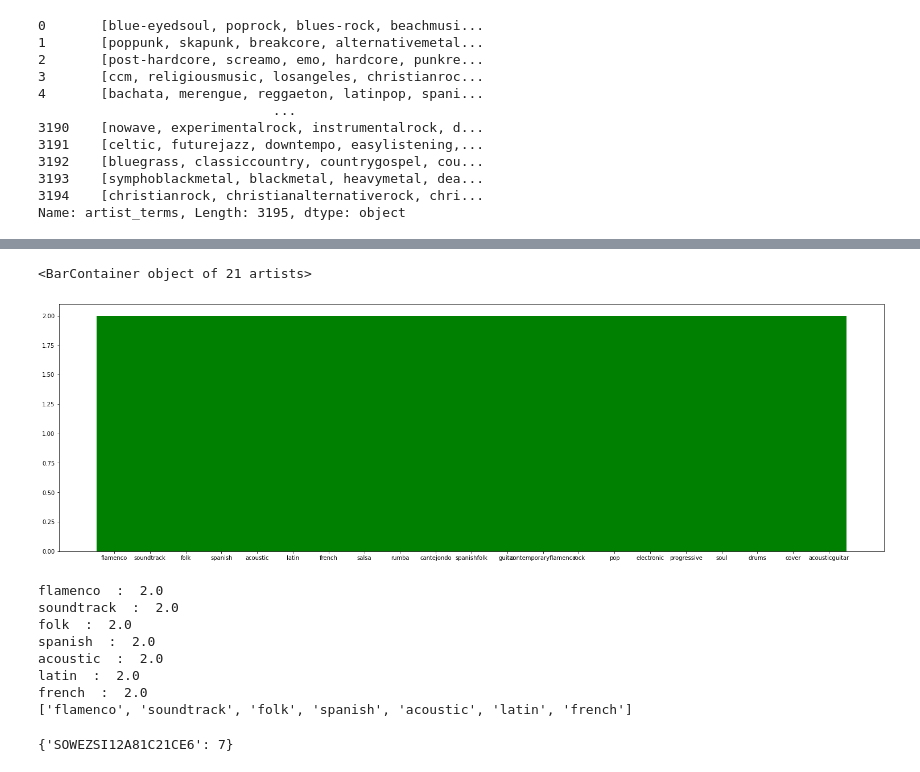
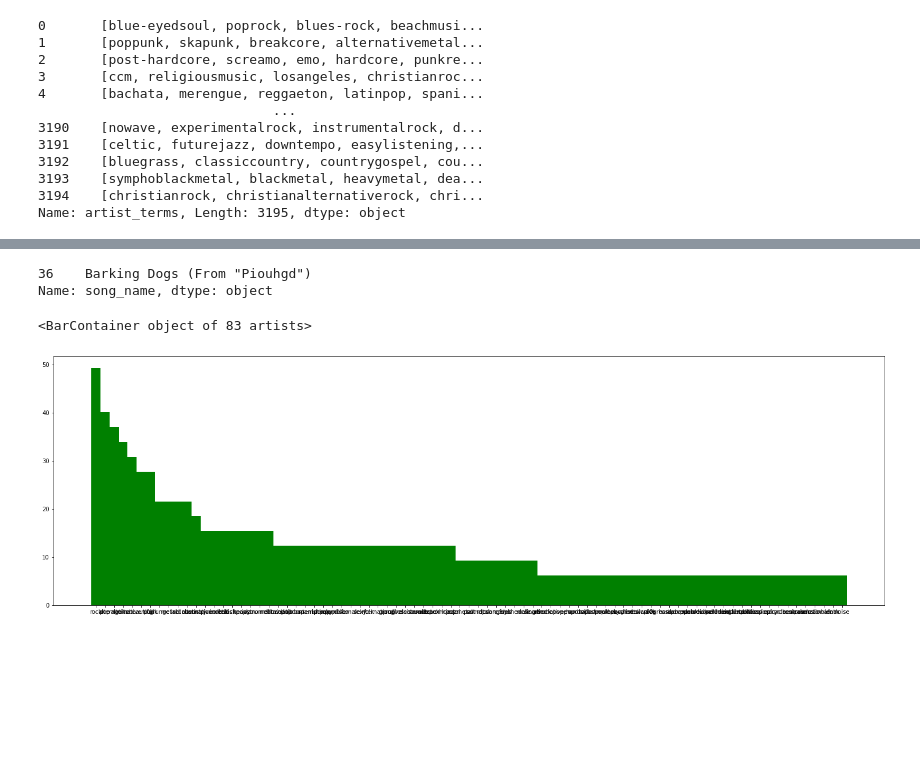
Before and after one commit to matijasipek/comp_tools, a Jupyter notebook: Final notebook.ipynb, the cells around one changed output, grey strips where cells are left out. Drawn from its saved outputs; the diff is of its cells as text; code cells hidden in the pictures; blank space fills up the shorter version.

```diff
--- a/Final notebook.ipynb
+++ b/Final notebook.ipynb
@@ -1390,7 +1358,7 @@ df_freq_item_hash
 # %%
 pair_mat_hashed = np.zeros((len(freq_items)+1,len(freq_items)+1))
 # %%
-for b in baskets:
+for b in tqdm(baskets):
     cand_list = [item for item in b if item in freq_items]
     if len(cand_list)<2:
         continue
@@ -1489,8 +1457,8 @@ Name: artist_terms, Length: 3195, dtype: object
 # %%
 ### GET USERS TASTE
 #triples
-
-user_plays = pd.read_csv('data/triplets_50000.txt', sep='\t', names = ['userID','songID', 'play_count'])
+user_plays = users_subset
+# user_plays = pd.read_csv('data/triplets_50000.txt', sep='\t', names = ['userID','songID', 'play_count'])
 # %%
 user_plays
 # %% [output]
@@ -1589,9 +1552,11 @@ def getTFIDFuser(userID):
     doc = []
 
     for i in range(len(user_tags)):
-        var = user_tags[i][0]
-        #print(var)
-        doc.append(listToString(var))
+        if len(user_tags[i]) > 0:
+            doc.append(listToString(user_tags[i][0]))
+        # var = user_tags[i][0]
+        # #print(var)
+        # doc.append(listToString(var))
         #print(doc)
 
     doc = listToString(doc)
@@ -1656,0 +1592,12 @@ print(first2pairs)
+# %%
+user_tfidf = getTFIDFuser('8305c896f42308824da7d4386f4b9ee584281412')
+
+first2pairs = {k: user_tfidf[k] for k in list(user_tfidf)[:7]}
+user_favourite_tags = []
+
+
+for genre, weight in first2pairs.items():
+    print(genre, ' : ',weight)
+    user_favourite_tags.append(genre)
+
+print(user_favourite_tags)
@@ -1657,28 +1647,16 @@ print(first2pairs)
+# %%
+def getSongName(songID):
+    song_name = df.loc[df['song_id'] == songID]
+    return song_name['song_name']
+
+
+print(getSongName('SOJXVAH12A8C139700'))
+# %% [output]
+36    Barking Dogs (From "Piouhgd")
+Name: song_name, dtype: object
 # %%
 plt.figure(figsize = (26, 8), facecolor = None)
-plt.bar(user_tf_if.keys(), user_tf_if.values(), 1, color='g')
+plt.bar(user_tfidf.keys(), user_tfidf.values(), 1, color='g')
 # %% [output]
-<BarContainer object of 21 artists>
+<BarContainer object of 83 artists>
-[figure, old version]
+[figure, new version]
-# %%
-user_tfidf = getTFIDFuser('b80344d063b5ccb3212f76538f3d9e43d87dca9e')
-
-
-first2pairs = {k: user_tfidf[k] for k in list(user_tfidf)[:7]}
-user_favourite_tags = []
-
-
-for genre, weight in first2pairs.items():
-    print(genre, ' : ',weight)
-    user_favourite_tags.append(genre)
-
-print(user_favourite_tags)
-# %% [output]
-flamenco  :  2.0
-soundtrack  :  2.0
-folk  :  2.0
-spanish  :  2.0
-acoustic  :  2.0
-latin  :  2.0
-french  :  2.0
-['flamenco', 'soundtrack', 'folk', 'spanish', 'acoustic', 'latin', 'french']
@@ -1706,8 +1662,0 @@ for index, row in songs_cleaned.iterrows():
-# %%
-
-a = dict(sorted(songid_matches.items(), key=lambda x: x[1],  reverse=True) )
-top10recommended = {k: a[k] for k in list(a)[:10]}
-
-top10recommended
-# %% [output]
-{'SOWEZSI12A81C21CE6': 7}
```
Also changed, not shown: parts of 129 cells of this notebook.
